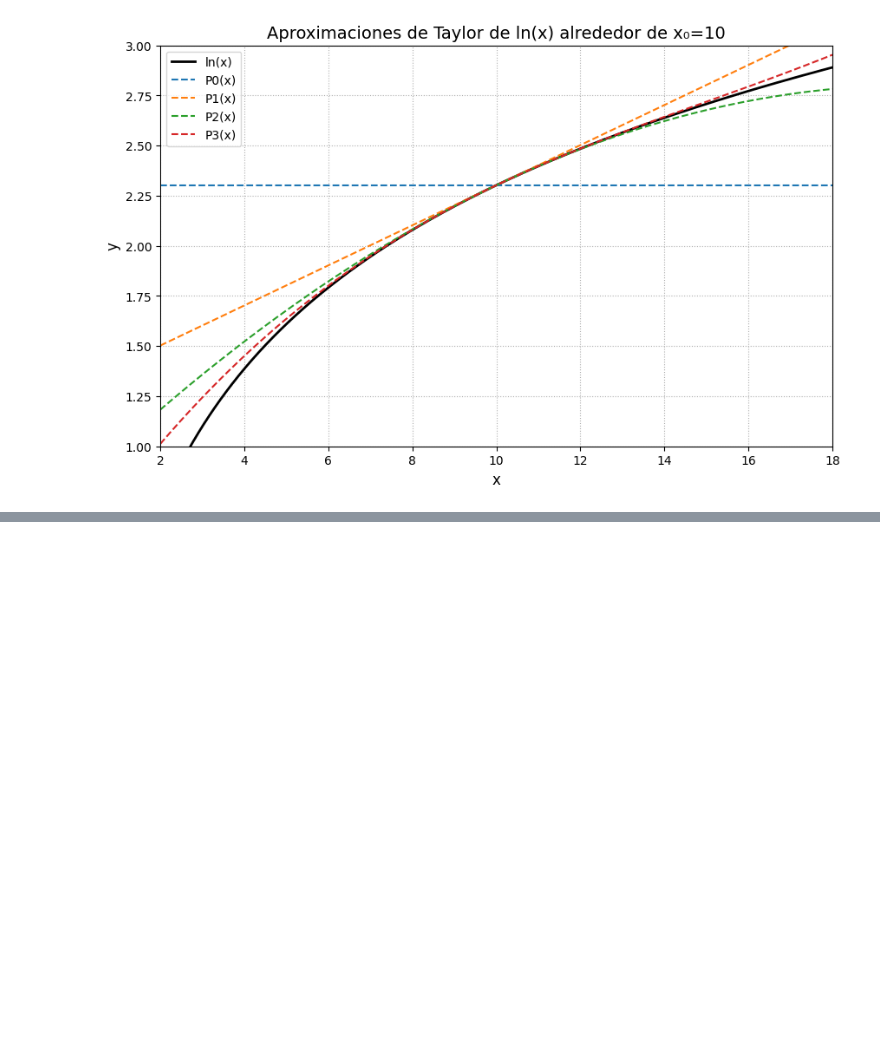
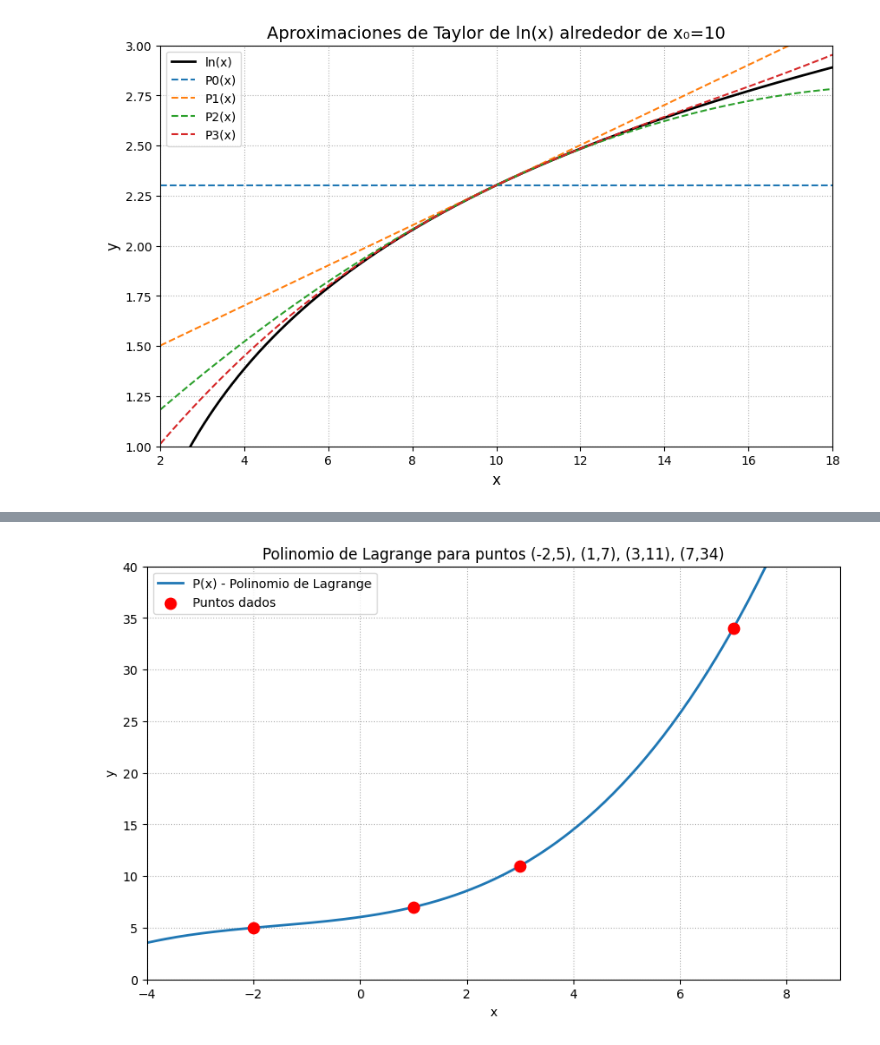
Before and after one commit to Lenin27Amangandi/Workspace-Metodos-Numericos-2k25A-, a Jupyter notebook: Talleres/TallerN3/TallerN3.ipynb, the cells around one changed output, grey strips where cells are left out. Cells and saved outputs as stored; diff of their text form; code cells hidden in the pictures; blank space fills up the shorter version.

```diff
--- a/Talleres/TallerN3/TallerN3.ipynb
+++ b/Talleres/TallerN3/TallerN3.ipynb
@@ -220,0 +456,56 @@ plt.show()
+# %%
+import numpy as np
+import matplotlib.pyplot as plt
+
+x_pts = np.array([-2.0, 1.0, 3.0, 7.0])
+y_pts = np.array([5.0, 7.0, 11.0, 34.0])
+
+def lagrange_poly(x_nodes, y_nodes):
+
+    n = len(x_nodes)
+    P = np.poly1d([0.0])
+    for i in range(n):
+        numer = np.poly1d([1.0])
+        denom = 1.0
+        for j in range(n):
+            if j == i:
+                continue
+            numer = np.polymul(numer, np.poly1d([1.0, -x_nodes[j]]))
+            denom *= (x_nodes[i] - x_nodes[j])
+        Li = numer / denom
+        P = np.polyadd(P, Li * y_nodes[i])
+    return np.poly1d(P)
+
+P = lagrange_poly(x_pts, y_pts)
+
+try:
+    import fractions
+    from math import isclose
+    coeffs = P.coeffs
+    fracs = [fractions.Fraction(c).limit_denominator(1000) for c in coeffs]
+except Exception:
+    pass
+
+x_min = -4
+x_max = 9
+y_min = 0
+y_max = 40
+num_points = 500
+
+x_plot = np.linspace(x_min, x_max, num_points)
+y_plot = P(x_plot)
+
+plt.figure(figsize=(10, 6))
+plt.plot(x_plot, y_plot, label='P(x) - Polinomio de Lagrange', linewidth=2)
+plt.scatter(x_pts, y_pts, color='red', zorder=5, label='Puntos dados', s=80)
+
+plt.title("Polinomio de Lagrange para puntos (-2,5), (1,7), (3,11), (7,34)")
+plt.xlabel("x")
+plt.ylabel("y")
+plt.grid(True, linestyle=':')
+plt.legend()
+plt.xlim(x_min, x_max)
+plt.ylim(y_min, y_max)
+plt.show()
+# %% [output]
+[figure, added]
```
Also changed, not shown: parts of 6 cells of this notebook.
